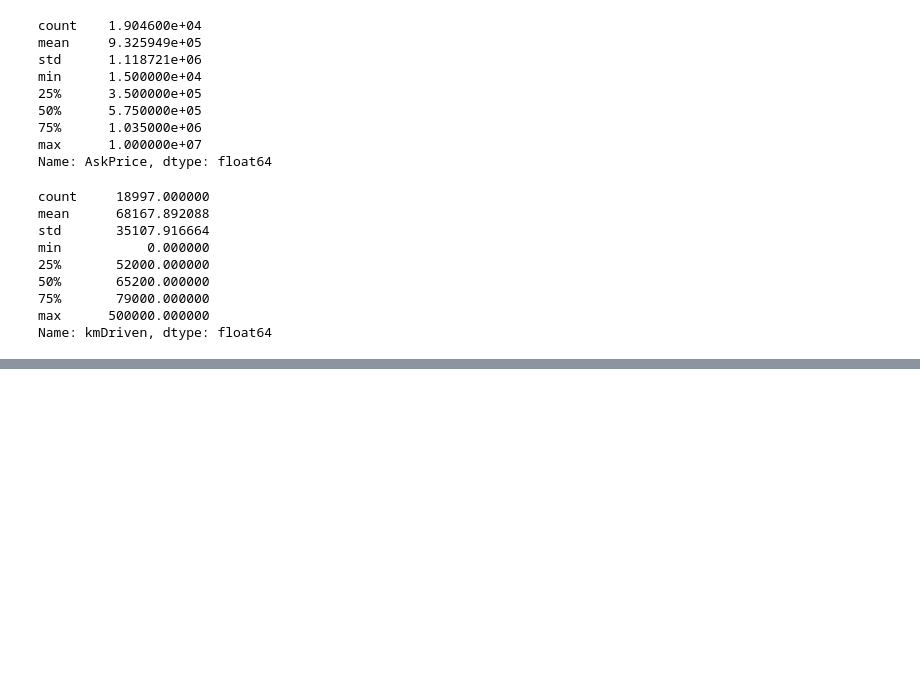
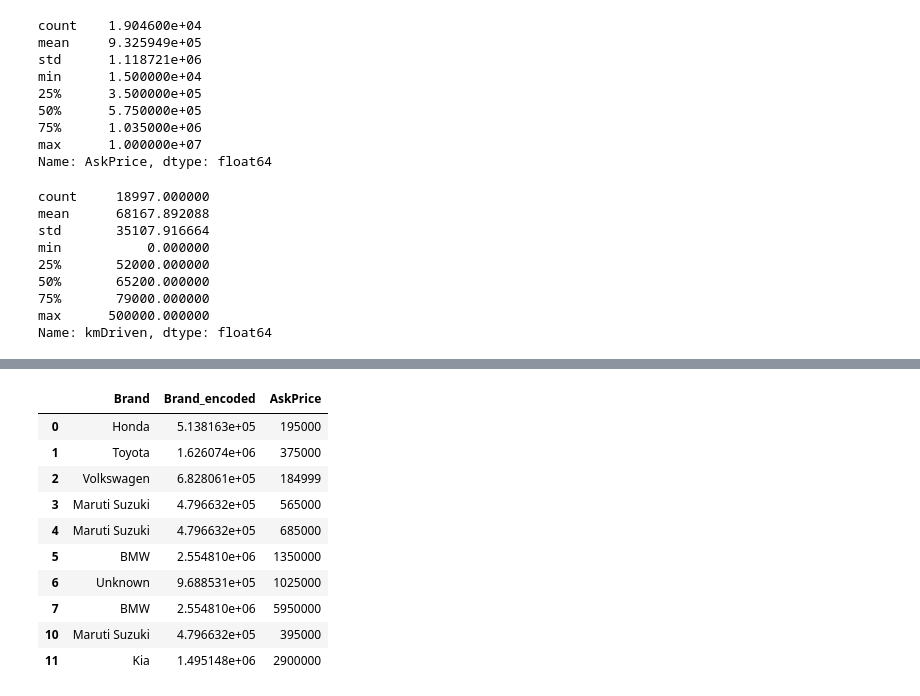
Before and after one commit to nonqanea-crypto/CarCast-, a Jupyter notebook: notebooks/capstone_notebook.ipynb, the cells around one changed output, grey strips where cells are left out. Cells and saved outputs as stored; diff of their text form; code cells hidden in the pictures; blank space fills up the shorter version.

```diff
--- a/notebooks/capstone_notebook.ipynb
+++ b/notebooks/capstone_notebook.ipynb
@@ -269,0 +343,13 @@ Name: kmDriven, dtype: float64
+# %%
+known_models_fixed = [m for m in known_models if m != 'G']
+df.loc[df['model'] == 'G', 'model'] = np.nan
+def find_model_fixed(text):
+    for model in known_models_fixed:
+        if model.lower() in str(text).lower():
+            return model
+    return np.nan
+
+missing_model_mask = df['model'].isnull()
+df.loc[missing_model_mask, 'model'] = df.loc[missing_model_mask, 'AdditionInfo'].apply(find_model_fixed)
+
+df['model'].value_counts().head(20)
@@ -269,0 +374,7 @@ Name: kmDriven, dtype: float64
+# %%
+known_models_fixed = [m for m in known_models_fixed if m != 'ES']
+df.loc[df['model'] == 'ES', 'model'] = np.nan
+missing_model_mask = df['model'].isnull()
+df.loc[missing_model_mask, 'model'] = df.loc[missing_model_mask, 'AdditionInfo'].apply(find_model_fixed)
+
+df['model'].value_counts().head(20)
@@ -269,0 +399,3 @@ Name: kmDriven, dtype: float64
+# %%
+df['model'] = df['model'].replace('Wagon R', 'Wagon-R')
+df['model'].value_counts().head(20)
@@ -269,0 +438,3 @@ Name: kmDriven, dtype: float64
+# %%
+df = df.dropna(subset=['model'])
+df.isnull().sum()
@@ -269,0 +457,16 @@ Name: kmDriven, dtype: float64
+# %%
+brand_avg_price = df.groupby('Brand')['AskPrice'].mean()
+df['Brand_encoded'] = df['Brand'].map(brand_avg_price)
+df[['Brand', 'Brand_encoded', 'AskPrice']].head(10)
+# %% [output]
+|  | Brand | Brand_encoded | AskPrice |
+| 0 | Honda | 5.138163e+05 | 195000 |
+| 1 | Toyota | 1.626074e+06 | 375000 |
+| 2 | Volkswagen | 6.828061e+05 | 184999 |
+| 3 | Maruti Suzuki | 4.796632e+05 | 565000 |
+| 4 | Maruti Suzuki | 4.796632e+05 | 685000 |
+| 5 | BMW | 2.554810e+06 | 1350000 |
+| 6 | Unknown | 9.688531e+05 | 1025000 |
+| 7 | BMW | 2.554810e+06 | 5950000 |
+| 10 | Maruti Suzuki | 4.796632e+05 | 395000 |
+| 11 | Kia | 1.495148e+06 | 2900000 |
```
Also changed, not shown: parts of 12 cells of this notebook.
